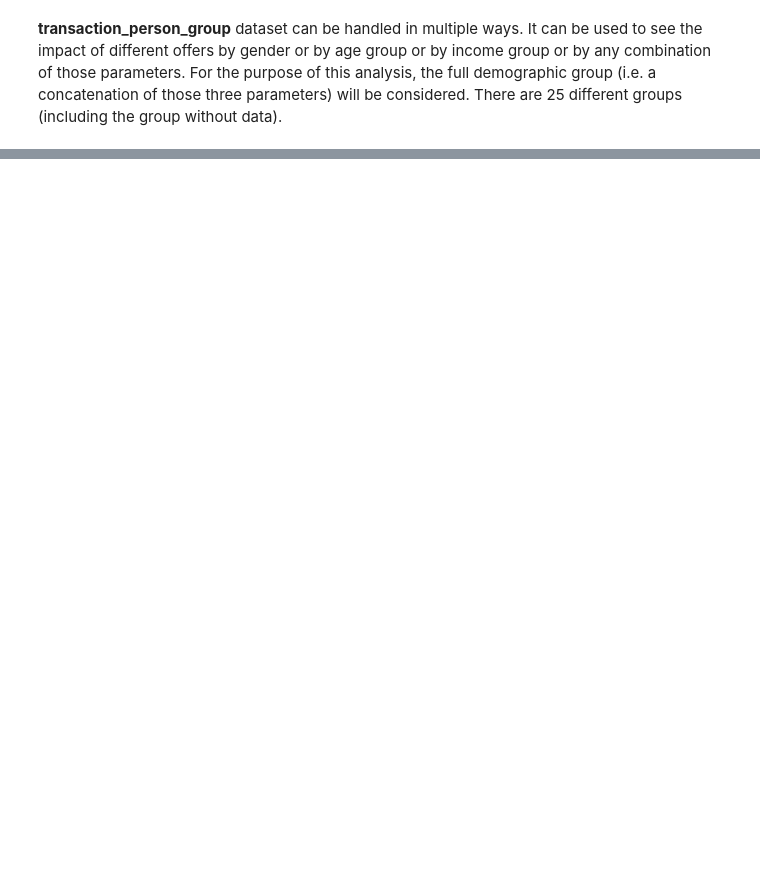
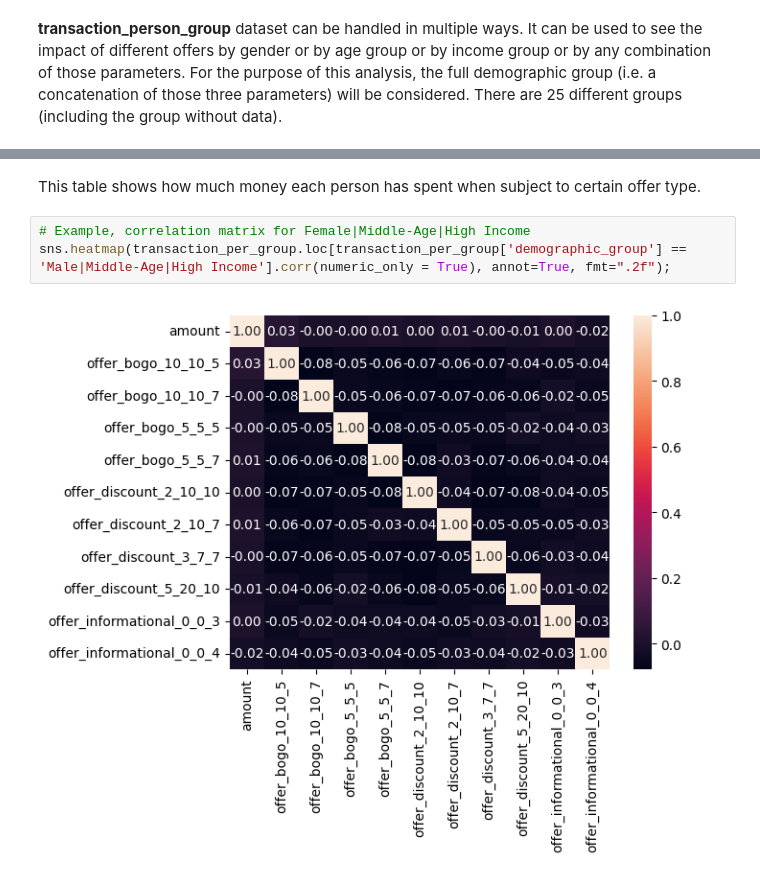
Before and after one commit to atrgz/starbucks_capstone, a Jupyter notebook: Starbucks_Capstone_notebook.ipynb, the cells around one changed output, grey strips where cells are left out. Drawn from its saved outputs; the diff is of its cells as text; blank space fills up the shorter version.

```diff
--- a/Starbucks_Capstone_notebook.ipynb
+++ b/Starbucks_Capstone_notebook.ipynb
@@ -632,0 +633,7 @@ display(transaction_per_group)
+# %% [markdown]
+This table shows how much money each person has spent when subject to certain offer type.
+# %%
+# Example, correlation matrix for Female|Middle-Age|High Income
+sns.heatmap(transaction_per_group.loc[transaction_per_group['demographic_group'] == 'Male|Middle-Age|High Income'].corr(numeric_only = True), annot=True, fmt=".2f");
+# %% [output]
+[figure, added]
```
Also changed, not shown: parts of 7 cells of this notebook, 1 other file.
